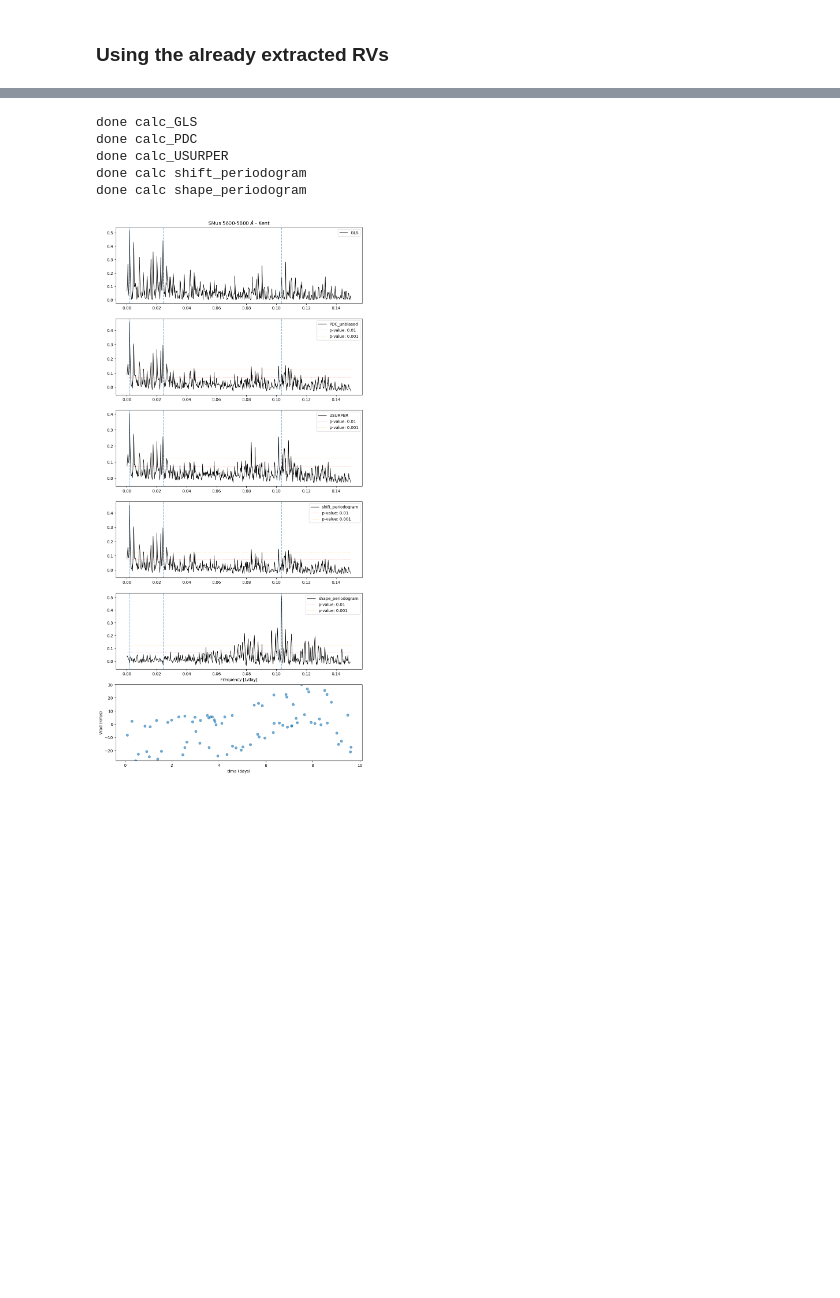
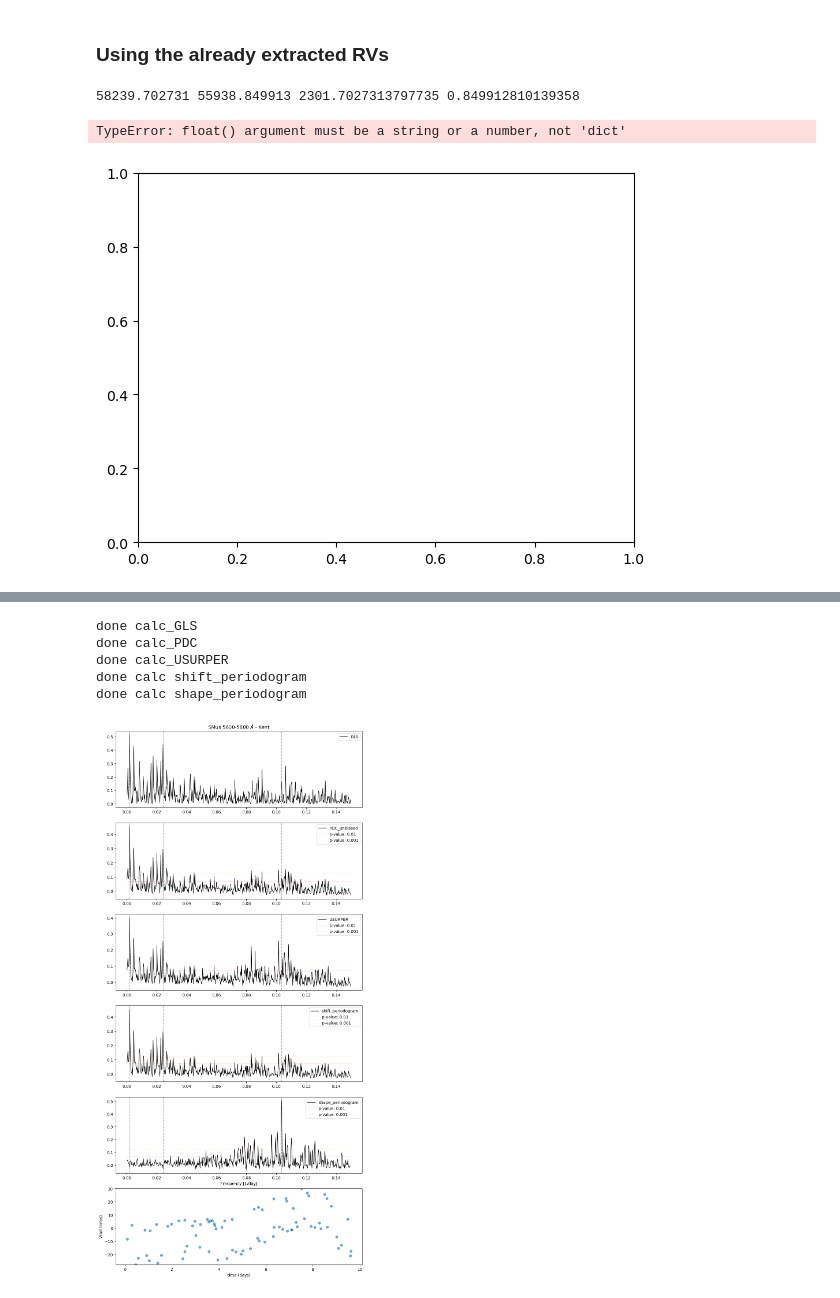
Before and after one commit to kbarbey/Master-Thesis, a Jupyter notebook: main/reproducing_binnenfeld/SMus_test.ipynb, the cells around one changed output, grey strips where cells are left out. Cells and saved outputs as stored; diff of their text form; code cells hidden in the pictures; blank space fills up the shorter version.

```diff
--- a/main/reproducing_binnenfeld/SMus_test.ipynb
+++ b/main/reproducing_binnenfeld/SMus_test.ipynb
@@ -21,9 +21,9 @@ import pandas as pd
 # One has to define how the observation files will be read and processed.
 # This can be done using the load_spectrum_from_fits function in the ReadSpec.py file.
 
-obs_data = Observations(survey="CORALIE", sample_rate=1, min_wv=5600, max_wv=5800)
+obs_data = Observations(survey="CORALIE", sample_rate=1, min_wv=5600, max_wv=5800, target_visits_lib=r"C:\Users\kentb\Desktop\PDM\SPARTA\examples\data\SMus")
 
 for i in obs_data.time_series.vals:
-    i = i.SpecPreProccess()
+     i = i.SpecPreProccess()
 # %% [output]
 let's goooo
@@ -43,23 +43,3 @@ CORALIE.2018-04-18T06_17_13.000_s1d_A.fits
 CORALIE.2018-04-22T02_08_49.000_s1d_A.fits
 CORALIE.2018-04-25T05_54_41.000_s1d_A.fits
 CORALIE.2018-05-01T04_46_00.000_s1d_A.fits
-# %%
-# times_differences = []
-times = np.array(obs_data.time_series.times)
-print(times)
-nu = np.linspace(1/5000, 2.3, 100000)
-spec_window = np.zeros(len(nu))
-for i in range(len(spec_window)):
-    spec_window[i] = np.abs(np.sum(np.exp(-2*np.pi*1j*nu[i]*times)))**2/len(times)**2
-plt.plot(nu, spec_window)
-peaks = signal.find_peaks(spec_window, height=0.5)
-print(peaks)
-# for i in range(len(obs_data.time_series.times)):
-#     times_differences.append(int(obs_data.time_series.times[i] - obs_data.time_series.times[0]))
-#     gcd.append(np.gcd(times_differences[i], times_differences[0]))
-# print(times_differences)
-# print(gcd)
-# print(np.mean(times_differences))
-# times_differences = np.array(times_differences)
-# plt.stem(times_differences)
-# print([t for t in obs_data.time_series.times])
@@ -91 +56,5 @@ print(nu[43474])
+# %%
+print(max(BJD), min(BJD),max(obs_data.time_series.times), min(obs_data.time_series.times))
+# %% [output]
+58239.702731 55938.849913 2301.7027313797735 0.849912810139358
 # %%
@@ -114,3 +75,10 @@ obs_data.initialize_periodicity_detector(freq_range=(1/5_000, 3/20), periodogram
 
 # Setting the known periods, so they are calculated in the plots
 obs_data.periodicity_detector.period_truth = [9.65996, 41, 505]
+# %%
+freq_shift, power_shift = obs_data.periodicity_detector.calc_partial_periodogram(partial_type = "shift", ssh = True)
+freq_shape, power_shape = obs_data.periodicity_detector.calc_partial_periodogram(partial_type = "shape", ssh = True)
+plt.plot(freq_shift, power_shift)
+# %% [output]
+TypeError: float() argument must be a string or a number, not 'dict'
+[figure, added]
```
Also changed, not shown: parts of 16 cells of this notebook, 17 other files.
